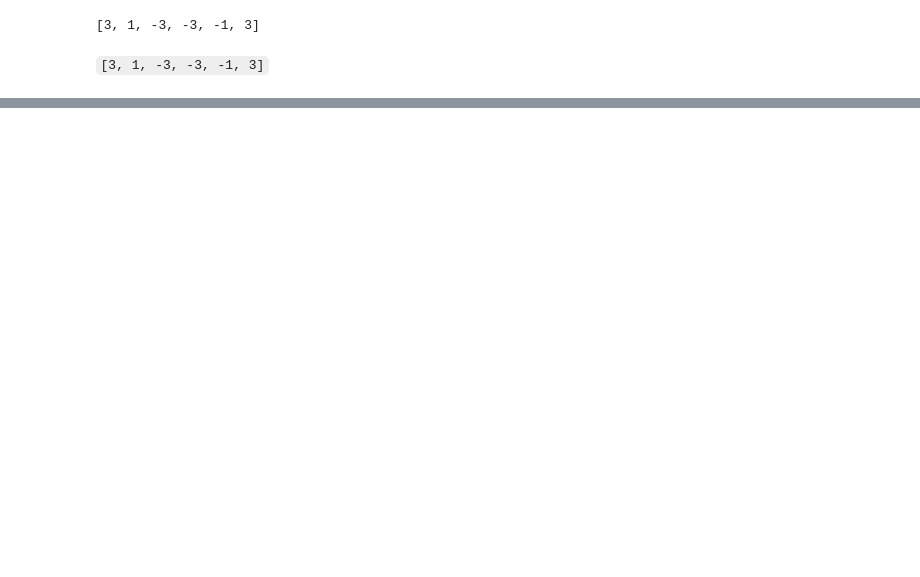
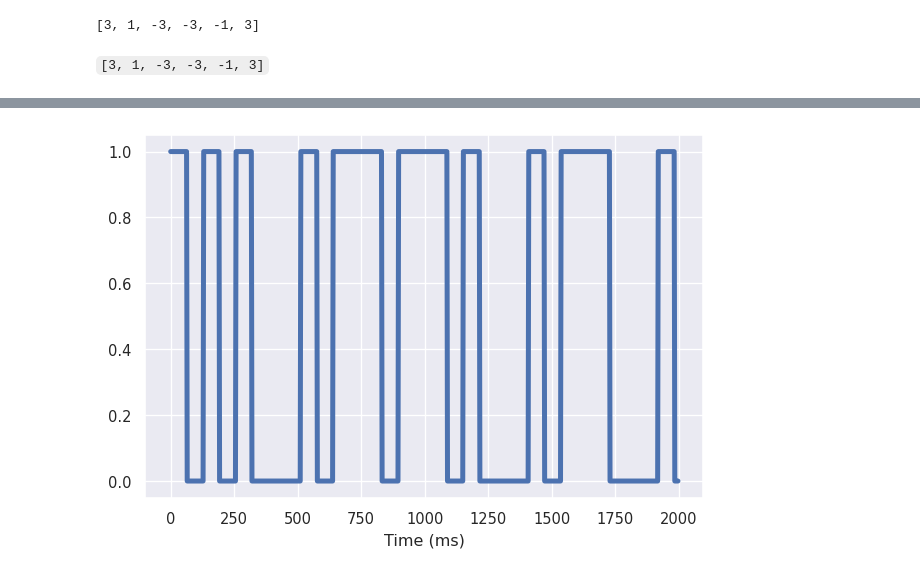
Before and after one commit to kiranraathod/nlpia2, a Jupyter notebook: src/nlpia2/ch07/ch07.ipynb, the cells around one changed output, grey strips where cells are left out. Cells and saved outputs as stored; diff of their text form; code cells hidden in the pictures; blank space fills up the shorter version.

```diff
--- a/src/nlpia2/ch07/ch07.ipynb
+++ b/src/nlpia2/ch07/ch07.ipynb
@@ -54,0 +131,10 @@ ImportError: cannot import name 'maybe_download' from 'nlpia2' (/home/hobs/code/
+# %%
+# .Listing 7.L Load the secret Morse code wav file
+
+from pathlib import Path
+from scipy.io import wavfile
+
+filepath = Path.home() / '.nlpia2-data' / '1210secretmorzecode.wav'
+sample_rate, audio = wavfile.read(filepath)
+print(f'sample_rate: {sample_rate}')
+print(f'audio:\n{audio}')
@@ -54,0 +151,23 @@ ImportError: cannot import name 'maybe_download' from 'nlpia2' (/home/hobs/code/
+# %%
+# .Listing 7.L Normalize and downsample the audio signal
+
+import numpy as np
+import pandas as pd
+pd.options.display.max_rows = 7
+
+audio = audio[:sample_rate * 2]                 # <1>
+audio = np.abs(audio - audio.max() / 2) - .5    # <2>
+audio = audio / audio.max()                     # <3>
+audio = audio[::10]                             # <4>
+sample_rate /= 10
+audio = pd.Series(audio, name='audio')
+audio.index = 1000 * audio.index / sample_rate  # <5>
+audio.index.name = 'Time (ms)'
+print(f'sample_rate: {sample_rate}')
+print(f'audio:\n{audio}')
+
+# <1> pull out a 2 second clip from the audio data
+# <2> rectify and center the oscillating signal
+# <3> normalize the signal (convert to 0s and 1s)
+# <4> downsample to only 400 samples in 2 seconds (200 Hz)
+# <5> convert sample (row) number to milliseconds
@@ -54,0 +186,4 @@ ImportError: cannot import name 'maybe_download' from 'nlpia2' (/home/hobs/code/
+# %%
+ax = audio.plot(linewidth=3)
+# %% [output]
+[figure, added]
```
Also changed, not shown: parts of 33 cells of this notebook, 12 other files.
